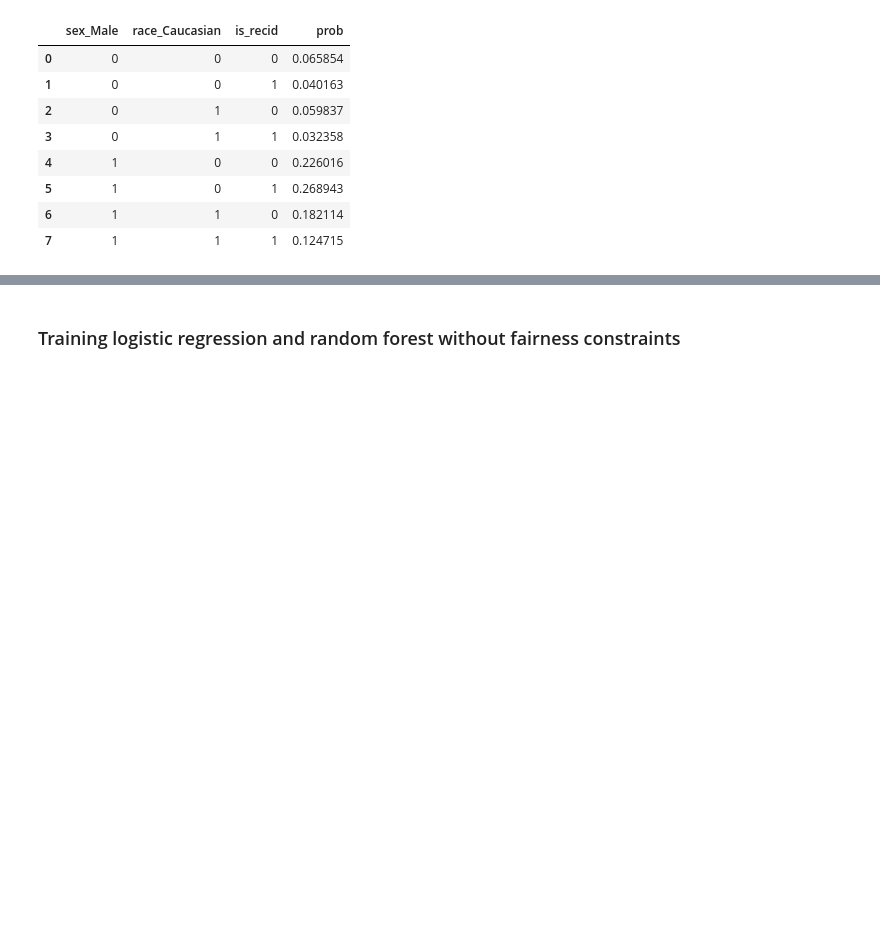
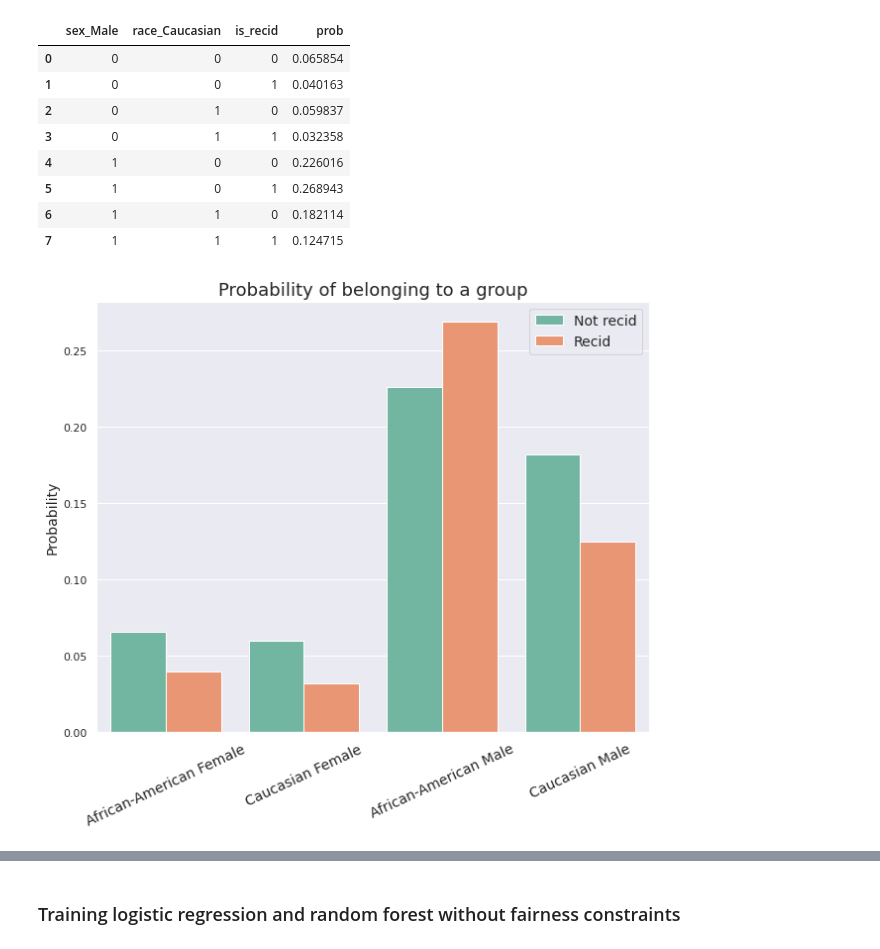
Before and after one commit to llmlks/fairness-recidivism, a Jupyter notebook: Project3.ipynb, the cells around one changed output, grey strips where cells are left out. Drawn from its saved outputs; the diff is of its cells as text; code cells hidden in the pictures; blank space fills up the shorter version.

Commit message:
Data distribution

```diff
--- a/Project3.ipynb
+++ b/Project3.ipynb
@@ -166,8 +168,9 @@ pd.DataFrame({'Male_Recid': [
 # %%
 joint_probs = pred_df.assign(is_recid=response).groupby(
     by=['sex_Male', 'race_Caucasian', 'is_recid']
-).size() / pred_df.assign(is_recid=response).shape[0]
-joint_probs.reset_index().rename(columns={0: 'prob'})
+).size() / pred_df.shape[0]
+joint_probs = joint_probs.reset_index().rename(columns={0: 'prob'})
+joint_probs
 # %% [output]
 |  | sex_Male | race_Caucasian | is_recid | prob |
 | 0 | 0 | 0 | 0 | 0.065854 |
@@ -178,6 +181,30 @@ joint_probs.reset_index().rename(columns={0: 'prob'})
 | 5 | 1 | 0 | 1 | 0.268943 |
 | 6 | 1 | 1 | 0 | 0.182114 |
 | 7 | 1 | 1 | 1 | 0.124715 |
+# %%
+th_df = joint_probs.assign(
+    Group=np.repeat(['African-American Female', 'Caucasian Female', 'African-American Male', 'Caucasian Male'], 2)
+)
+
+th_df = th_df.assign(Recid=th_df.is_recid.apply(lambda x: 'Recid' if x == 1 else 'Not recid'))
+
+
+plt.figure(figsize=(10, 8))
+sns.barplot(x="Group",
+            y="prob",
+            hue="Recid",
+            data=th_df,
+            palette='Set2'
+           )
+plt.ylabel("Probability", size=14)
+plt.xlabel('')
+plt.xticks(fontsize=14, rotation=25)
+plt.legend(fontsize=14)
+plt.title("Probability of belonging to a group", size=18)
+
+plt.show()
+# %% [output]
+[figure, added]
 # %%
 cor_df = pred_df.assign(is_recid=response)
 corr = cor_df.corr()
```
Also changed, not shown: parts of 22 cells of this notebook.
